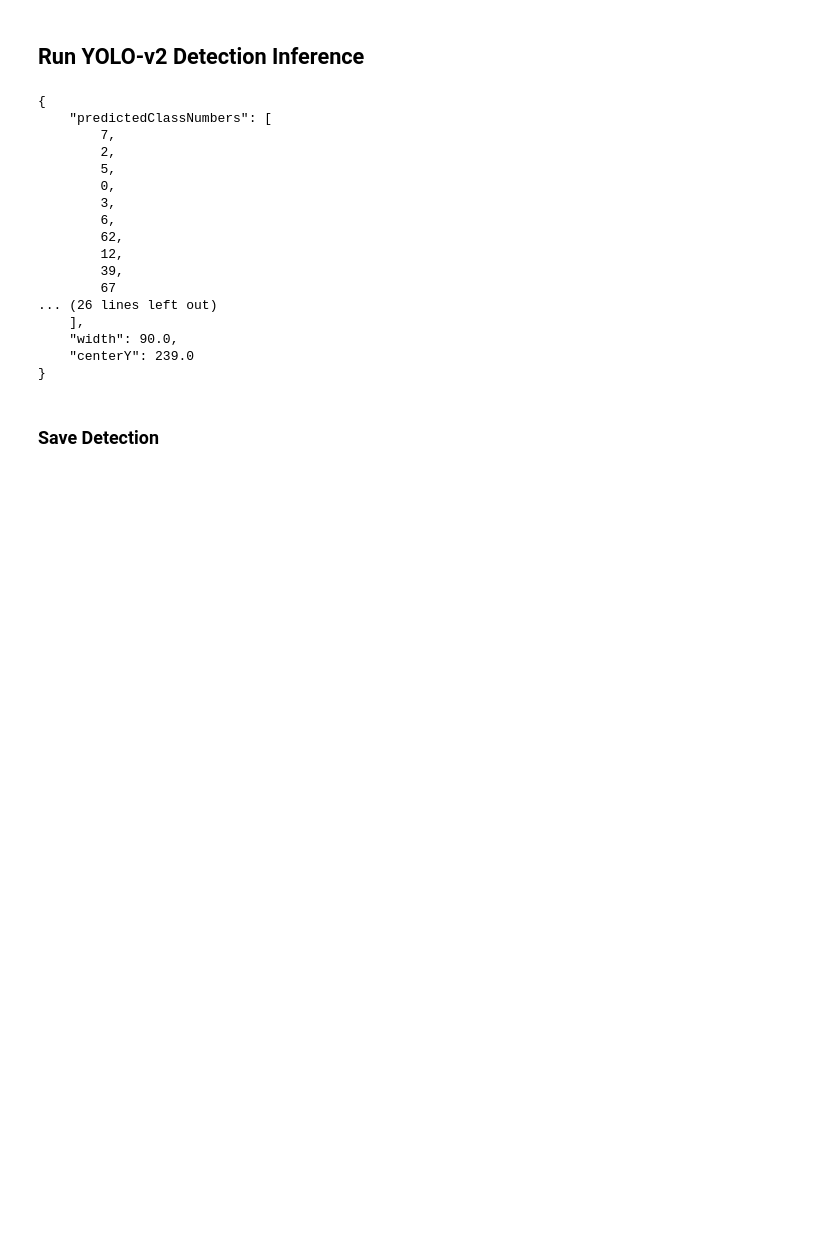
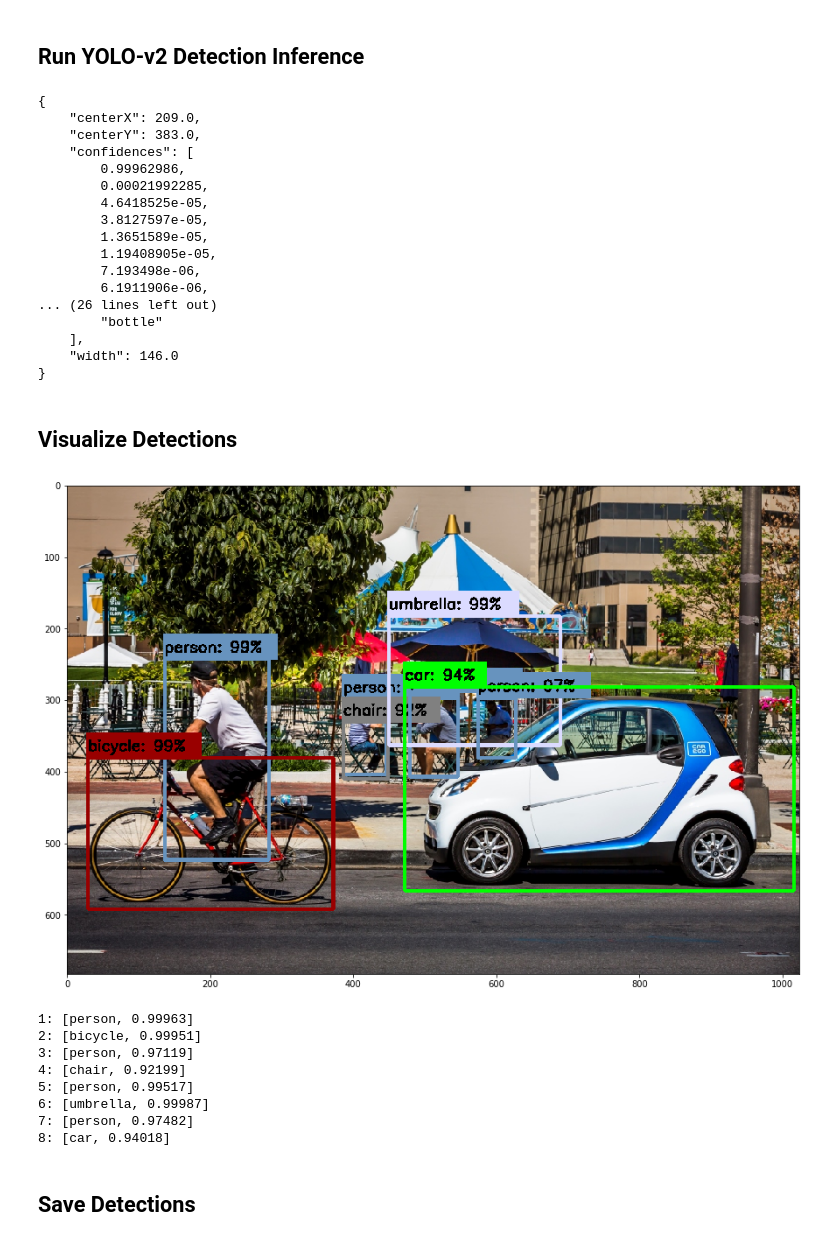
Before and after one commit to pcrete/skil-demo, a Jupyter notebook: notebooks/tensorflow-yolo/on-cloud/run_skil_client.ipynb, the cells around one changed output. Saved outputs shown, nothing was run; the diff lists cells and outputs as text; code cells hidden in the pictures; blank space fills up the shorter version.

Commit message:
updated skil demo

```diff
--- a/notebooks/tensorflow-yolo/on-cloud/run_skil_client.ipynb
+++ b/notebooks/tensorflow-yolo/on-cloud/run_skil_client.ipynb
@@ -42,0 +20,7 @@ model = get_model_by_id(experiment, model_id)
+# %%
+skil_server = Skil(
+    host          = 'localhost',
+    port          = 9008,
+    user_id       = 'admin',
+    password      = 'Skymind'
+)
@@ -42,0 +30,4 @@ model = get_model_by_id(experiment, model_id)
+# %%
+with open('service.json') as FILE:
+    config = json.load(FILE)
+config
@@ -43,3 +41,10 @@ model = get_model_by_id(experiment, model_id)
+# %%
+service = get_service_by_id(
+    skil_server,
+    config['experiment_id'],
+    config['model_id'],
+    config['deployment_id']
+)
 # %% [markdown]
 ## Run YOLO-v2 Detection Inference
 # %%
@@ -49,32 +54,58 @@ import matplotlib.pyplot as plt
 %matplotlib inline
 
 # Set configurations & temp image
-threshold=0.5
-needs_preprocessing=False
-image_path='../images/img-5.jpg'
+threshold = 0.5
+needs_preprocessing = False
+image_path = '../images/img-1.jpg'
 
 image = cv2.imread(image_path)
 
 detections = service.detect_objects(image)
-print(json.dumps(detections['objects'][0], indent=4))
+print(json.dumps(detections['objects'][0], indent=4, sort_keys=True))
 # %% [output]
 {
-    "predictedClassNumbers": [
-        7,
-        2,
-        5,
-        0,
-        3,
-        6,
-        62,
-        12,
-        39,
-        67
+    "centerX": 209.0,
+    "centerY": 383.0,
+    "confidences": [
+        0.99962986,
+        0.00021992285,
+        4.6418525e-05,
+        3.8127597e-05,
+        1.3651589e-05,
+        1.19408905e-05,
+        7.193498e-06,
+        6.1911906e-06,
 ... (26 lines left out)
+        "bottle"
     ],
-    "width": 90.0,
-    "centerY": 239.0
+    "width": 146.0
 }
+# %% [markdown]
+## Visualize Detections
+# %%
+new_image = annotate_image(image, detections)
+
+cv2.imwrite('annotated.jpg', image)
+
+plt.figure(figsize=(15,15))
+plt.imshow(cv2.cvtColor(image, cv2.COLOR_BGR2RGB))
+plt.show()
+
+for k, detection in enumerate(detections['objects']):
+    predicted = detection['predictedClasses'][0]
+    confidence = detection['confidences'][0]
+
+    print('{}: [{}, {:.5}]'.format(k+1, predicted, confidence))
+# %% [output]
+[figure, added]
+1: [person, 0.99963]
+2: [bicycle, 0.99951]
+3: [person, 0.97119]
+4: [chair, 0.92199]
+5: [person, 0.99517]
+6: [umbrella, 0.99987]
+7: [person, 0.97482]
+8: [car, 0.94018]
 # %% [markdown]
-### Save Detection
+## Save Detections
 # %%
```
Also changed, not shown: parts of 12 cells of this notebook, 9 other files.
